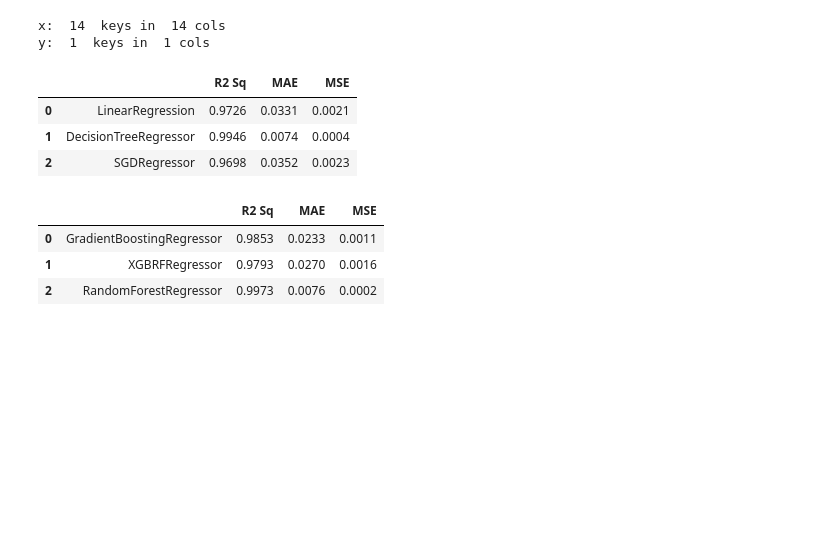
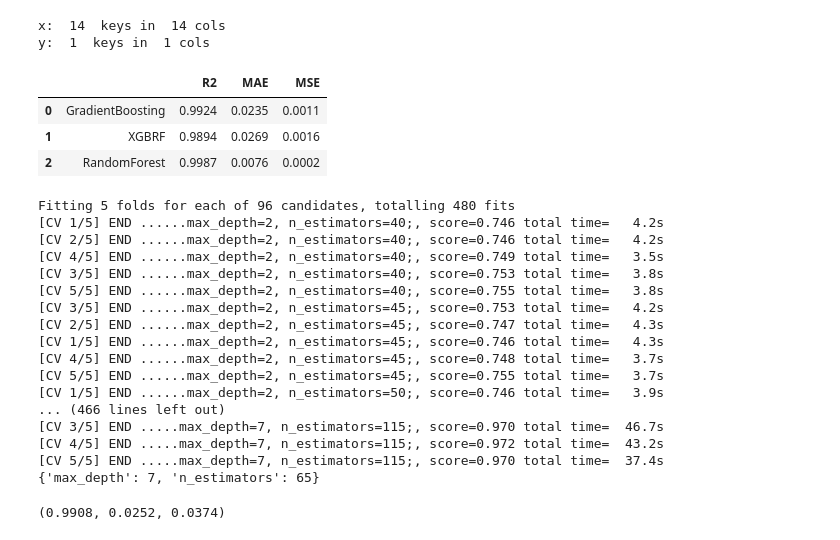
Before and after one commit to plutoniumm/MLTests, a Jupyter notebook: Regression_Pred.ipynb, the cells around one changed output. Drawn from its saved outputs; the diff is of its cells as text; code cells hidden in the pictures; blank space fills up the shorter version.

```diff
--- a/Regression_Pred.ipynb
+++ b/Regression_Pred.ipynb
@@ -23,11 +23,14 @@ def rd(a):
 def mse(a,b):
     err = rd(mean_squared_error(a,b));
     return err;
+def rmse(a,b):
+    err = rd(mse(a,b)**0.5);
+    return err;
 def mae(a,b):
     err = rd(mean_absolute_error(a,b));
     return err;
 def r2(a,b):
-    err = rd(r2_score(a,b));
+    err = rd(r2_score(a,b)**0.5);
     return err;
 # %% [markdown]
 ### Preprocess Data
@@ -81,36 +84,56 @@ def row(name,ytest, yhat):
 #     model.fit(xtrain, ytrain.values.ravel());
 #     models[index] = row(model.__class__.__name__, ytest, model.predict(xtest))
 
-# models = pd.DataFrame(models, columns=["","R2 Sq","MAE", "MSE"]);
+# models = pd.DataFrame(models, columns=["","R2","MAE", "MSE"]);
 # models.style.highlight_max(color='#4f4').highlight_min(color='#f44');
 # models
-# %% [output]
-|  |  | R2 Sq | MAE | MSE |
-| 0 | LinearRegression | 0.9726 | 0.0331 | 0.0021 |
-| 1 | DecisionTreeRegressor | 0.9946 | 0.0074 | 0.0004 |
-| 2 | SGDRegressor | 0.9698 | 0.0352 | 0.0023 |
 # %%
 models=[
     GradientBoostingRegressor(),
     xg.XGBRFRegressor(),
     RandomForestRegressor()
 ]
 
 for index,model in enumerate(models):
     mod = TransformedTargetRegressor(regressor=model, transformer=QuantileTransformer(output_distribution='normal'))
     mod.fit(xtrain, ytrain.values.ravel());
     yhat = mod.predict(xtest)
 
-    models[index] = row(model.__class__.__name__, ytest, mod.predict(xtest))
+    models[index] = row(model.__class__.__name__.replace("Regressor", ""), ytest, mod.predict(xtest))
 
-models = pd.DataFrame(models, columns=["","R2 Sq","MAE", "MSE"]);
+models = pd.DataFrame(models, columns=["","R2","MAE", "MSE"]);
 models.style.highlight_max(color='#4f4').highlight_min(color='#f44');
 models
 # %% [output]
-|  |  | R2 Sq | MAE | MSE |
-| 0 | GradientBoostingRegressor | 0.9853 | 0.0233 | 0.0011 |
-| 1 | XGBRFRegressor | 0.9793 | 0.0270 | 0.0016 |
-| 2 | RandomForestRegressor | 0.9973 | 0.0076 | 0.0002 |
+|  |  | R2 | MAE | MSE |
+| 0 | GradientBoosting | 0.9924 | 0.0235 | 0.0011 |
+| 1 | XGBRF | 0.9894 | 0.0269 | 0.0016 |
+| 2 | RandomForest | 0.9987 | 0.0076 | 0.0002 |
+# %%
+# Tuning
+from sklearn.model_selection import GridSearchCV
+
+#evaluate metrics
+r2(ytest, yhat), mae(ytest, yhat), rmse(ytest, yhat)
+# %% [output]
+Fitting 5 folds for each of 96 candidates, totalling 480 fits
+[CV 1/5] END ......max_depth=2, n_estimators=40;, score=0.746 total time=   4.2s
+[CV 2/5] END ......max_depth=2, n_estimators=40;, score=0.746 total time=   4.2s
+[CV 4/5] END ......max_depth=2, n_estimators=40;, score=0.749 total time=   3.5s
+[CV 3/5] END ......max_depth=2, n_estimators=40;, score=0.753 total time=   3.8s
+[CV 5/5] END ......max_depth=2, n_estimators=40;, score=0.755 total time=   3.8s
+[CV 3/5] END ......max_depth=2, n_estimators=45;, score=0.753 total time=   4.2s
+[CV 2/5] END ......max_depth=2, n_estimators=45;, score=0.747 total time=   4.3s
+[CV 1/5] END ......max_depth=2, n_estimators=45;, score=0.746 total time=   4.3s
+[CV 4/5] END ......max_depth=2, n_estimators=45;, score=0.748 total time=   3.7s
+[CV 5/5] END ......max_depth=2, n_estimators=45;, score=0.755 total time=   3.7s
+[CV 1/5] END ......max_depth=2, n_estimators=50;, score=0.746 total time=   3.9s
+... (466 lines left out)
+[CV 3/5] END .....max_depth=7, n_estimators=115;, score=0.970 total time=  46.7s
+[CV 4/5] END .....max_depth=7, n_estimators=115;, score=0.972 total time=  43.2s
+[CV 5/5] END .....max_depth=7, n_estimators=115;, score=0.970 total time=  37.4s
+{'max_depth': 7, 'n_estimators': 65}
+(0.9908, 0.0252, 0.0374)
 # %%
 # dt = DecisionTreeRegressor();
 # dt.fit(xtrain, ytrain);
```
Also changed, not shown: parts of 3 cells of this notebook, 2 other files.
